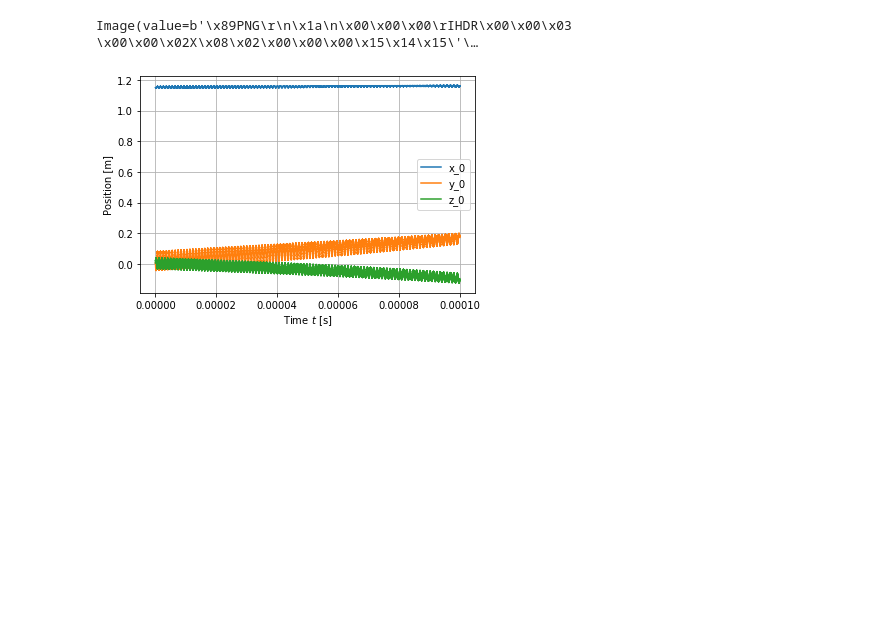
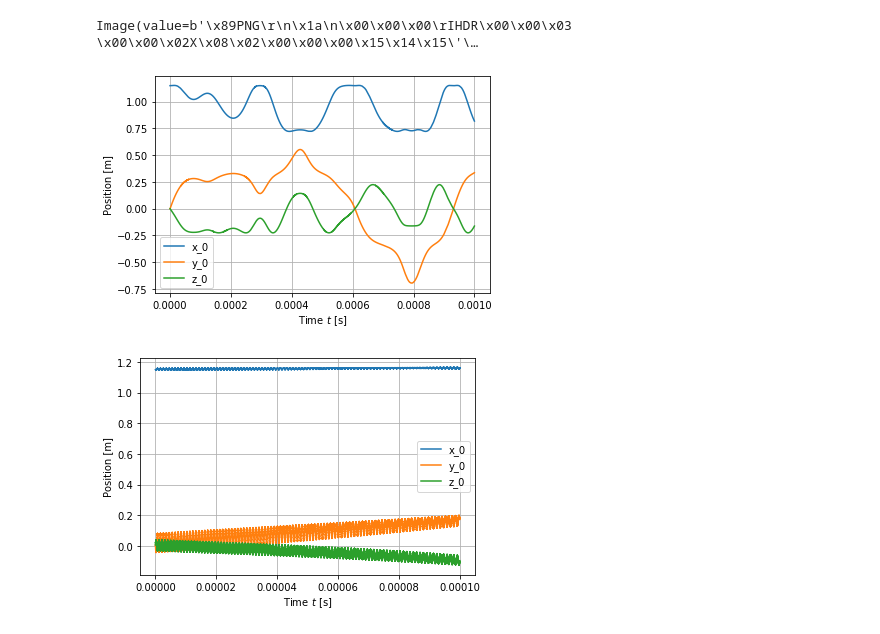
Before and after one commit to PlasmaPy/PlasmaPy, a Jupyter notebook: plasmapy/examples/TokamakParticles.ipynb, the cells around one changed output. Drawn from its saved outputs; the diff is of its cells as text; code cells hidden in the pictures; blank space fills up the shorter version.

```diff
--- a/plasmapy/examples/TokamakParticles.ipynb
+++ b/plasmapy/examples/TokamakParticles.ipynb
@@ -82,6 +87,10 @@ mlab.orientation_axes(figure=fig)
 fig
 # %% [output]
 Image(value=b'\x89PNG\r\n\x1a\n\x00\x00\x00\rIHDR\x00\x00\x03 \x00\x00\x02X\x08\x02\x00\x00\x00\x15\x14\x15\'\…
+# %%
+solution2.plot_time_trajectories()
+# %% [output]
+[figure, added]
 # %%
 x = u.Quantity([[1 + minor_radius.si.value / 2, 0, 0]],  u.m)
 v = u.Quantity([[10000, 10000, 1000000]], u.m / u.s)
```
Also changed, not shown: parts of 8 cells of this notebook, 1 other file.
